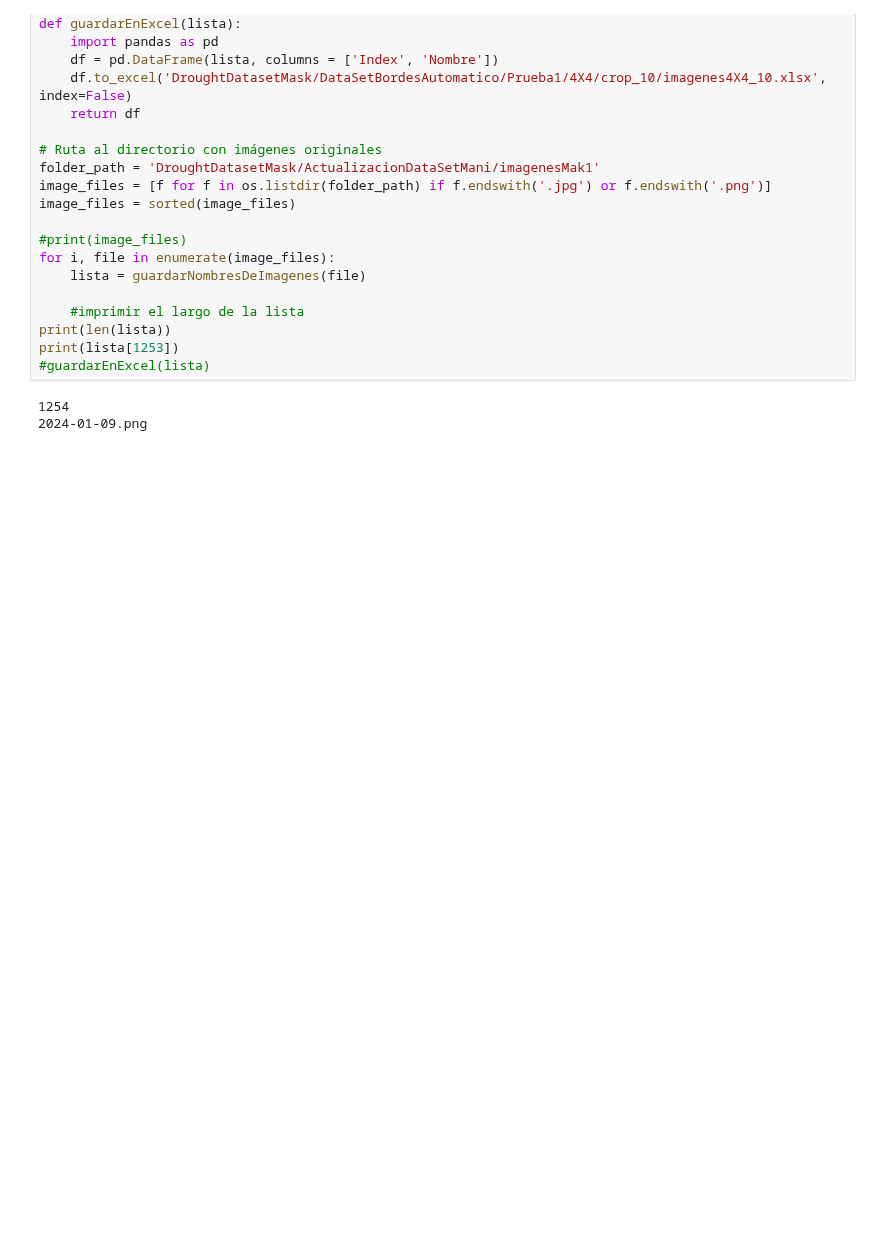
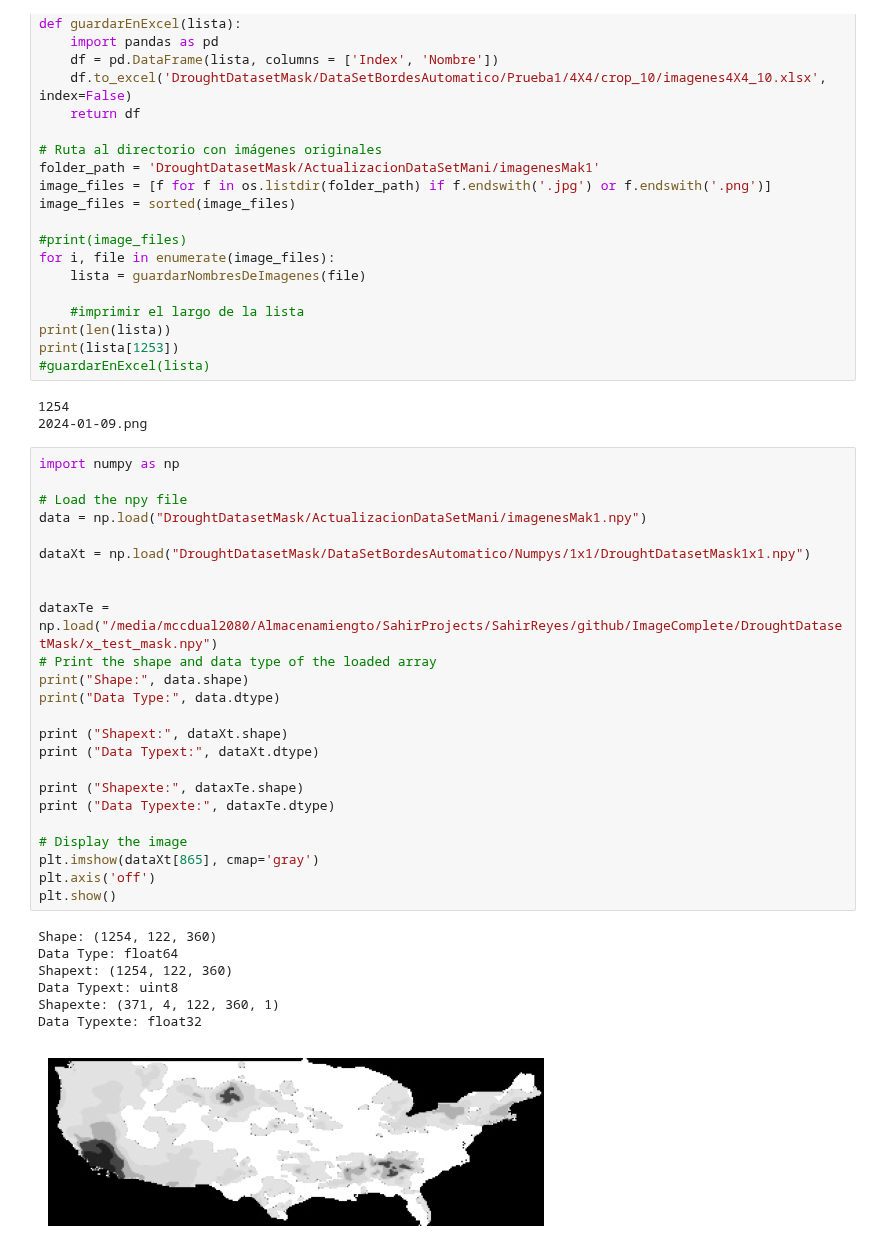
Before and after one commit to SahirReyes30/ImageXpartes, a Jupyter notebook: pruebaxtest.ipynb, the cells around one changed output. Saved outputs shown, nothing was run; the diff lists cells and outputs as text; blank space fills up the shorter version.

```diff
--- a/pruebaxtest.ipynb
+++ b/pruebaxtest.ipynb
@@ -205,3 +274,35 @@ print(lista[1253])
 # %% [output]
 1254
 2024-01-09.png
+# %%
+import numpy as np
+
+# Load the npy file
+data = np.load("DroughtDatasetMask/ActualizacionDataSetMani/imagenesMak1.npy")
+
+dataXt = np.load("DroughtDatasetMask/DataSetBordesAutomatico/Numpys/1x1/DroughtDatasetMask1x1.npy")
+
+
+dataxTe = np.load("/media/mccdual2080/Almacenamiengto/SahirProjects/SahirReyes/github/ImageComplete/DroughtDatasetMask/x_test_mask.npy")
+# Print the shape and data type of the loaded array
+print("Shape:", data.shape)
+print("Data Type:", data.dtype)
+
+print ("Shapext:", dataXt.shape)
+print ("Data Typext:", dataXt.dtype)
+
+print ("Shapexte:", dataxTe.shape)
+print ("Data Typexte:", dataxTe.dtype)
+
+# Display the image
+plt.imshow(dataXt[865], cmap='gray')
+plt.axis('off')
+plt.show()
+# %% [output]
+Shape: (1254, 122, 360)
+Data Type: float64
+Shapext: (1254, 122, 360)
+Data Typext: uint8
+Shapexte: (371, 4, 122, 360, 1)
+Data Typexte: float32
+[figure, added]
```
Also changed, not shown: parts of 16 cells of this notebook.
